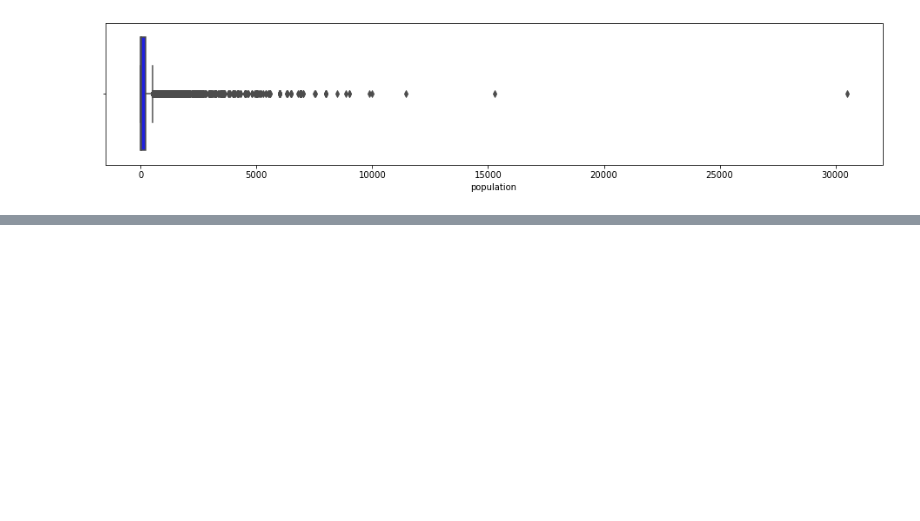
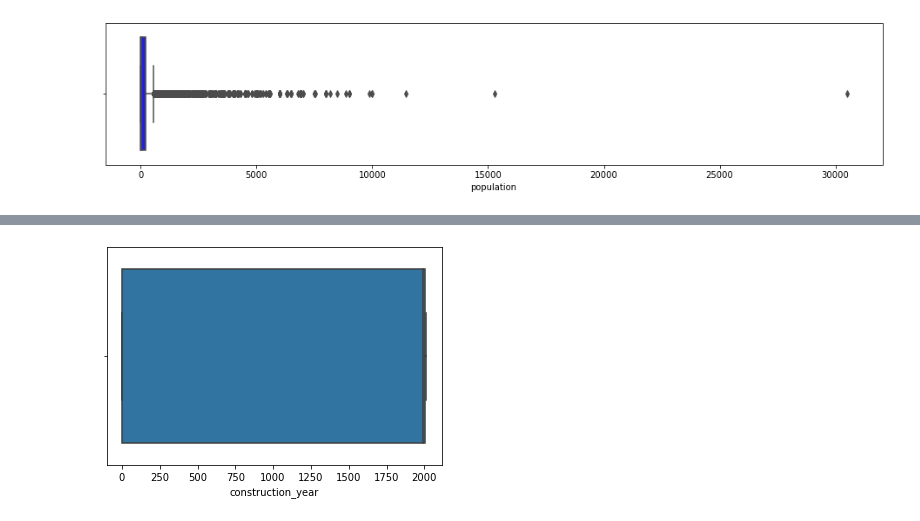
Before and after one commit to brian-magembe/Tanzania_Water_Wells, a Jupyter notebook: The Miner League.ipynb, the cells around one changed output, grey strips where cells are left out. Drawn from its saved outputs; the diff is of its cells as text; code cells hidden in the pictures; blank space fills up the shorter version.

```diff
--- a/The Miner League.ipynb
+++ b/The Miner League.ipynb
@@ -273,0 +332,4 @@ sns.boxplot(x='num_private',data=main_df);
+# %%
+sns.boxplot(x='construction_year',data=tz_df);
+# %% [output]
+[figure, added]
```
Also changed, not shown: parts of 31 cells of this notebook.
